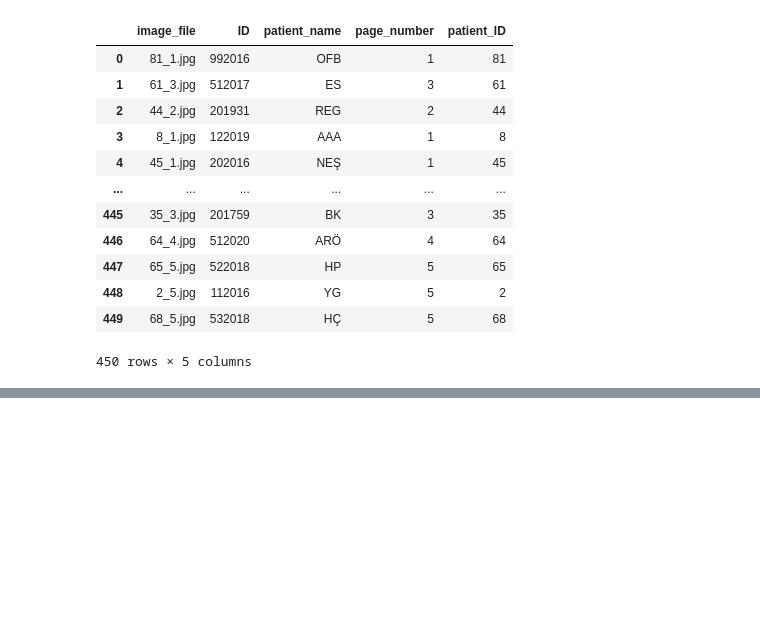
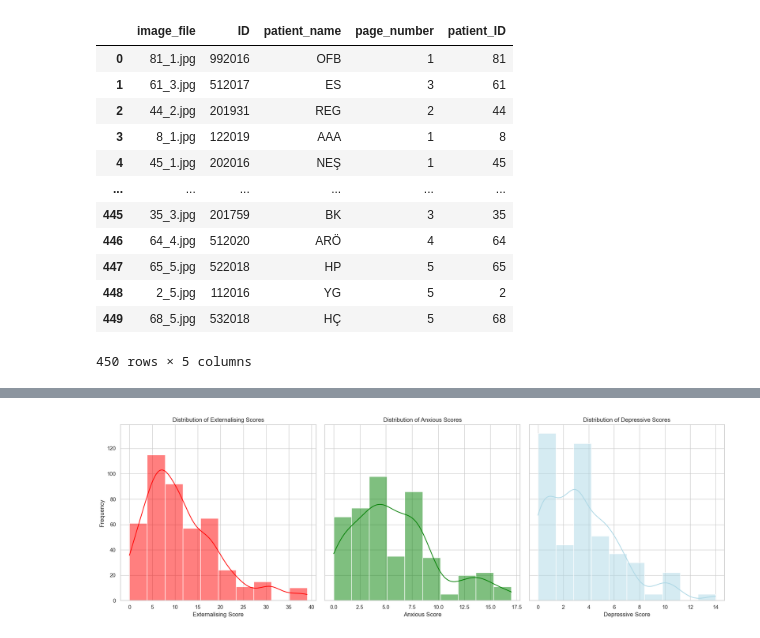
Before and after one commit to iremhttp/HTP-Project, a Jupyter notebook: main.ipynb, the cells around one changed output, grey strips where cells are left out. Saved outputs shown, nothing was run; the diff lists cells and outputs as text; code cells hidden in the pictures; blank space fills up the shorter version.

```diff
--- a/main.ipynb
+++ b/main.ipynb
@@ -281,0 +305,24 @@ df
+# %%
+sns.set(style="whitegrid")
+fig, axes = plt.subplots(1, 3, figsize=(18, 6), sharey=True)
+
+#externalising_score
+sns.histplot(df['externalising_score'].dropna(), bins=10, kde=True, color='red', ax=axes[0])
+axes[0].set_title('Distribution of Externalising Scores')
+axes[0].set_xlabel('Externalising Score')
+axes[0].set_ylabel('Frequency')
+
+#anxious_score
+sns.histplot(df['anxious_score'].dropna(), bins=10, kde=True, color='green', ax=axes[1])
+axes[1].set_title('Distribution of Anxious Scores')
+axes[1].set_xlabel('Anxious Score')
+
+#depressive_score
+sns.histplot(df['depressive_score'].dropna(), bins=10, kde=True, color='lightblue', ax=axes[2])
+axes[2].set_title('Distribution of Depressive Scores')
+axes[2].set_xlabel('Depressive Score')
+
+plt.tight_layout()
+plt.show()
+# %% [output]
+[figure, added]
```
Also changed, not shown: parts of 11 cells of this notebook.
